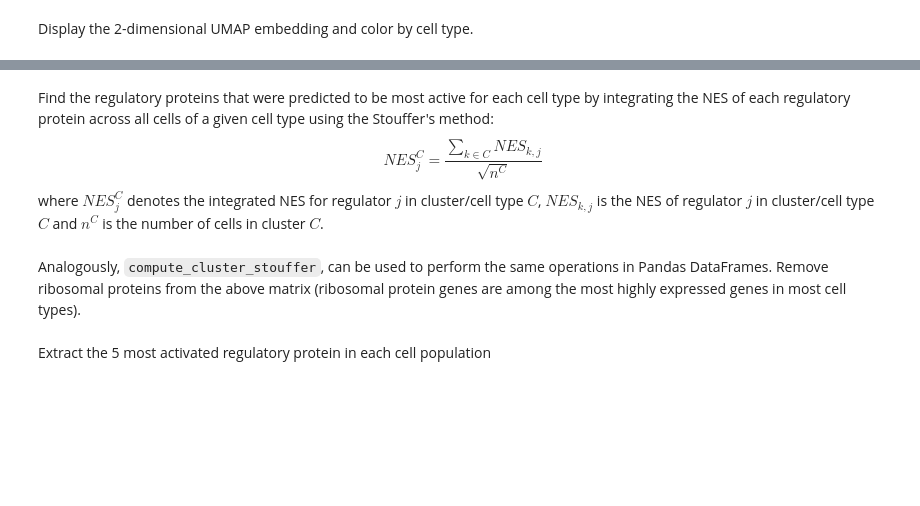
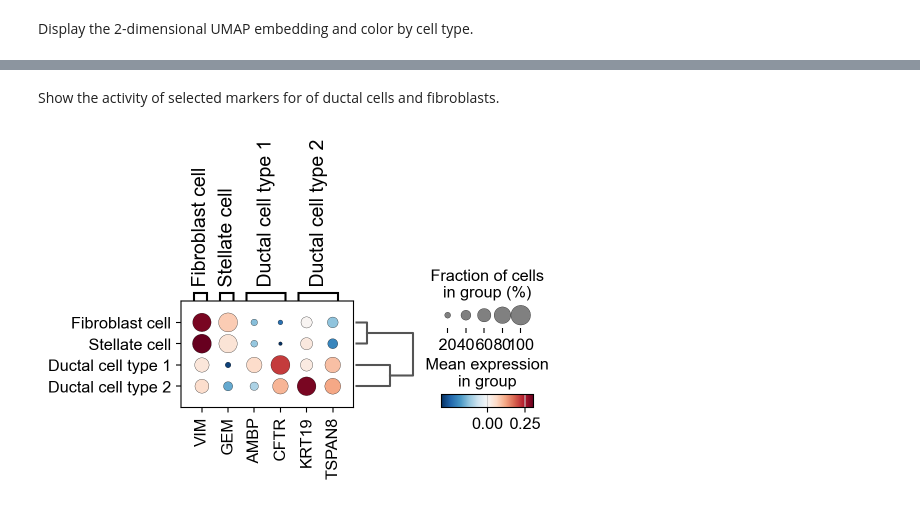
Before and after one commit to alevax/pyviper, a Jupyter notebook: Tutorials/Tutorial-2.ipynb, the cells around one changed output, grey strips where cells are left out. Cells and saved outputs as stored; diff of their text form; code cells hidden in the pictures; blank space fills up the shorter version.

```diff
--- a/Tutorials/Tutorial-2.ipynb
+++ b/Tutorials/Tutorial-2.ipynb
@@ -119,12 +121,13 @@ Load 3 lineage-specific gene regulatory network generated with the ARACNe. These
 # %%
 d1_net_path = "/Users/lucazanella7/Desktop/ColumbiaProjects/pyther_test_data/subset_Peng/pruned_Ductal_1.tsv" # path to ARACNe network for ductal 1
 d2_net_path = "/Users/lucazanella7/Desktop/ColumbiaProjects/pyther_test_data/subset_Peng/pruned_Ductal_2.tsv" # path to ARACNe network for ductal 2
-f_net_path = "/Users/lucazanella7/Desktop/ColumbiaProjects/pyther_test_data/subset_Peng/pruned_fibro.tsv" # path to ARACNe network for fibroblasts
-
+f_net_path = "/Users/lucazanella7/Desktop/ColumbiaProjects/pyther_test_data/subset_Peng/pruned_Fibro.tsv" # path to ARACNe network for fibroblasts
+s_net_path = "/Users/lucazanella7/Desktop/ColumbiaProjects/pyther_test_data/subset_Peng/pruned_Stellate.tsv" # path to ARACNe network for stellate cells
 
 ductal_1_net = pyther.Interactome('ductal_1',net_table=d1_net_path) # load interactome for ductal cell type 1
 ductal_2_net = pyther.Interactome('ductal_2',net_table=d2_net_path) # load interactome for ductal cell type 2
 fibroblast_net = pyther.Interactome('fibroblast',net_table=f_net_path) # load interactome for fibroblasts
+stellate_net = pyther.Interactome('stellate',net_table=f_net_path) # load interactome for stellate cells
 # %% [markdown]
 Each regulatory network is an instance of class `Interactome`:
 # %%
@@ -167,5 +178,4 @@ adata_PA = pyther.viper(gex_data=adata_gExpr, # gene expression signature
                             interactome=[ductal_1_net, ductal_2_net, fibroblast_net], # list of interactomes
                             enrichment = "narnea",
                             njobs=3, # 3 cores
-                            batch_size=1000,
                             verbose=False)
@@ -198,11 +213,13 @@ Show some
+# %% [markdown]
+Show the activity of selected markers for of ductal cells and fibroblasts.
 # %%
 protein_markers_dict = {
     'Ductal cell type 1': ['AMBP', 'CFTR'],
     'Ductal cell type 2': ['KRT19', 'TSPAN8'],
     'Fibroblast cell': ['VIM'],
-    'Stellate cell': ['PDGFRB']
+    'Stellate cell': ['GEM']
 }
 sc.set_figure_params(dpi=100)
-pyther.pl.dotplot(adata_PA, var_names=protein_markers_dict, layer="pes",groupby='Cell_Type', cmap="RdBu_r", vcenter=0,dendrogram=True)
+pyther.pl.dotplot(adata_PA, var_names=protein_markers_dict, layer="pes", groupby='Cell_Type', cmap="RdBu_r", vcenter=0,dendrogram=True)
+# %% [output]
+[figure, added]
-# %% [markdown]
-Find the regulatory proteins that were predicted to be most active for each cell type by integrating the NES of each regulatory protein across all cells of a given cell type using the Stouffer's method: $$ NES^C_j = \frac{\sum_{k \in C}NES_{k,j}}{\sqrt{n^C}} $$ where $NES^C_j$ denotes the integrated NES for regulator $j$ in cluster/cell type $C$, $NES_{k,j}$ is the NES of regulator $j$ in cluster/cell type $C$ and $n^C$ is the number of cells in cluster $C$.
@@ -211,2 +225,0 @@ NES_integrated = pyther.compute_cluster_stouffer_anndata(adata_PA, "Cell_Type")
-# %% [markdown]
-Analogously, `compute_cluster_stouffer`, can be used to perform the same operations in Pandas DataFrames. Remove ribosomal proteins from the above matrix (ribosomal protein genes are among the most highly expressed genes in most cell types).
@@ -216,2 +225,0 @@ NES_integrated = NES_integrated[:,filtered_proteins] # remove ribosomal proteins
-# %% [markdown]
-Extract the 5 most activated regulatory protein in each cell population
```
Also changed, not shown: parts of 33 cells of this notebook.
